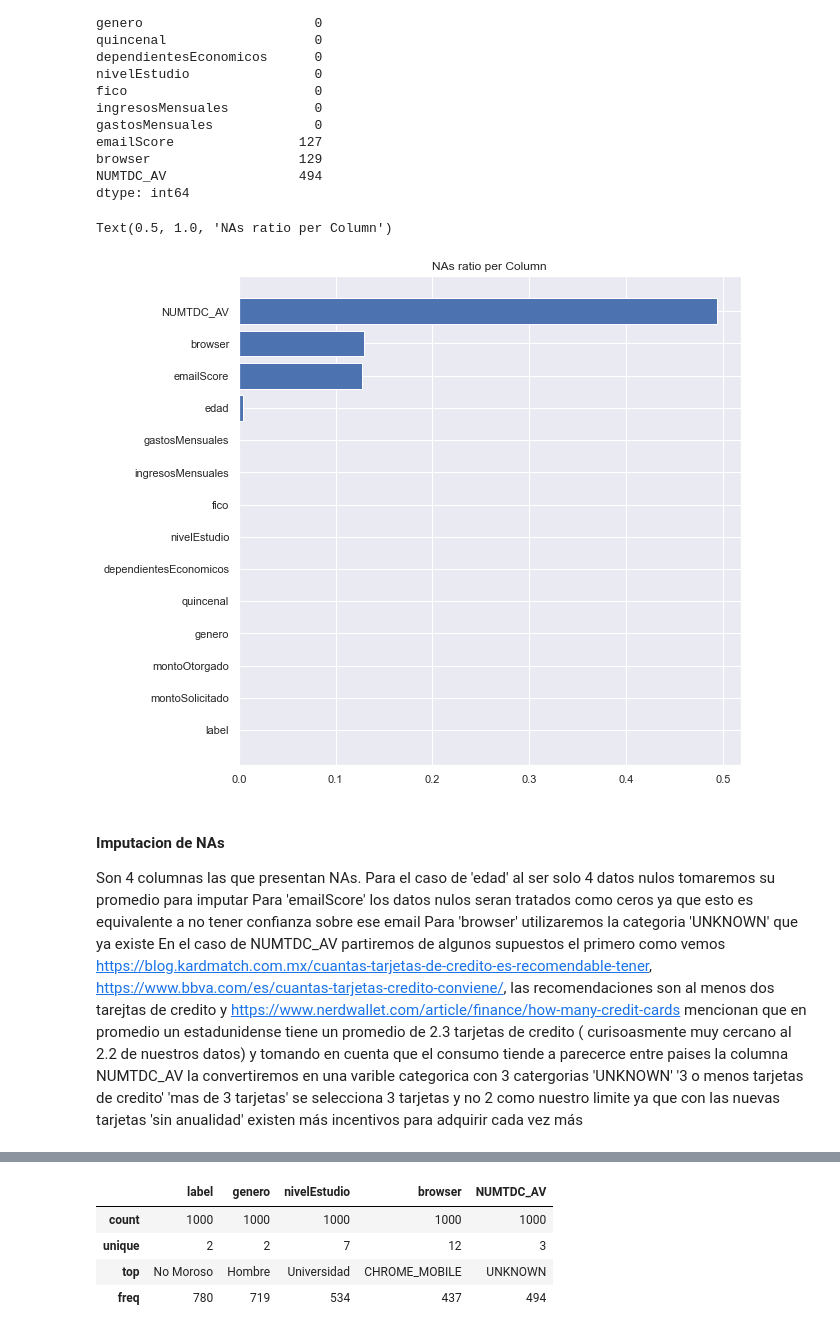
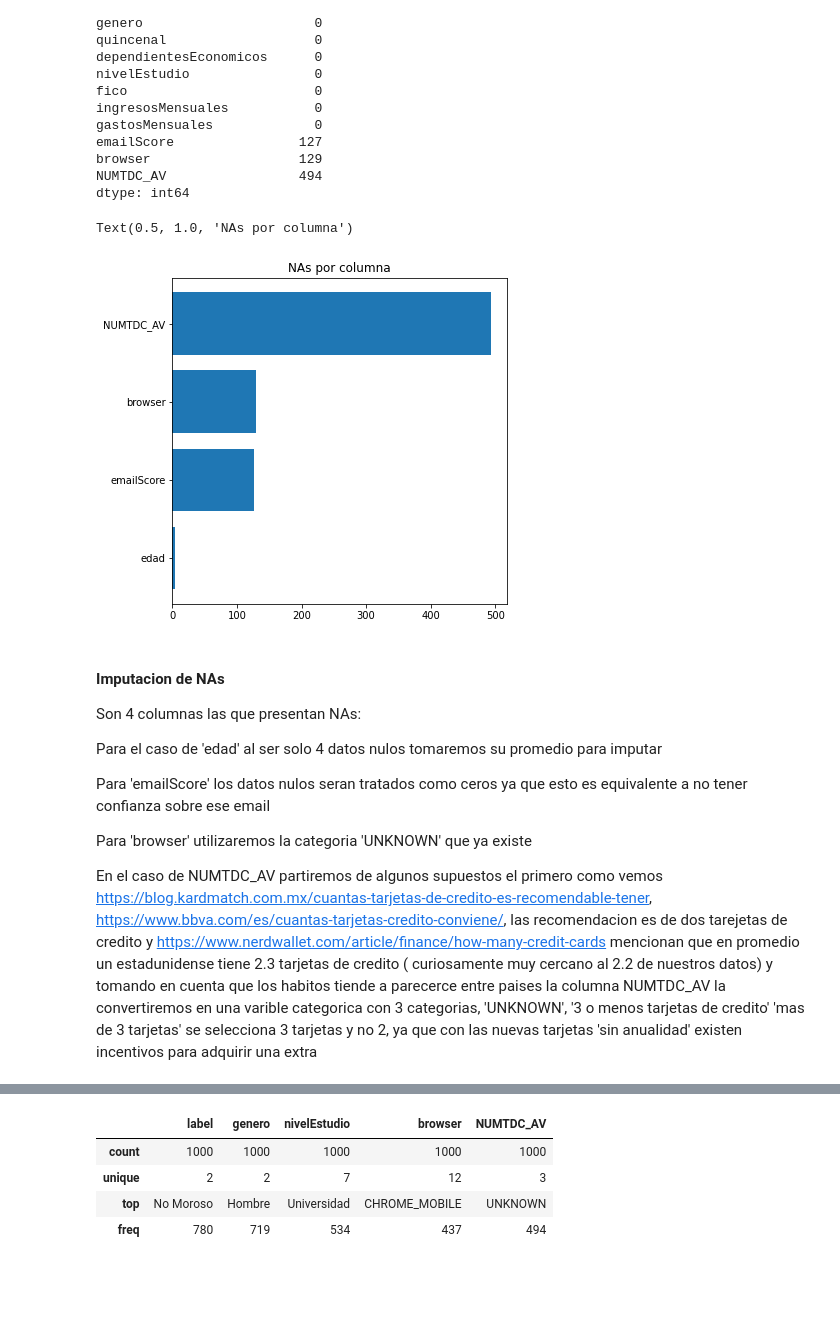
Before and after one commit to alonmar/users_classification_default, a Jupyter notebook: users_classification.ipynb, the cells around one changed output, grey strips where cells are left out. Saved outputs shown, nothing was run; the diff lists cells and outputs as text; code cells hidden in the pictures; blank space fills up the shorter version.

Commit message:
updated plots

```diff
--- a/users_classification.ipynb
+++ b/users_classification.ipynb
@@ -119,14 +135,11 @@ El tipo de columnas es consistentes con lo que contienen
 # %% [markdown]
 ## Limpieza
 # %%
-# no necesitamos la columna ID
+# No necesitamos la columna ID
 data_clean = data_raw.drop(columns=['ID'])
 
-# Para temas de visualizacion y de cohort cambiaremos label
+# Para temas de visualizacion y de cohort cambiaremos modificaremos la clumna 'label'
 data_clean['label'] = data_clean['label'].apply(lambda x: 'Moroso' if x == 1 else 'No Moroso')
-
-# corregimos "Maestr√≠a" a "Maestria"
-data_clean['nivelEstudio'] = data_clean.nivelEstudio.replace("Maestr√≠a", "Maestria")
 # %% [markdown]
 ### Manejo de datos faltantes
 # %%
@@ -151,27 +164,31 @@ dtype: int64
 # %%
 # Create a data frame
 df = pd.DataFrame ({
         'column':  data_clean.isna().sum().index,
-        'NAs': (data_clean.isna().sum()/data_clean.shape[0])
-}).sort_values(by=['NAs'])
+        'NAs': (data_clean.isna().sum())
+}).sort_values(by=['NAs']).query("NAs > 0")
 
 fig, ax = plt.subplots()
-fig.set_size_inches(9,9)
+fig.set_size_inches(6,6)
 ax.barh(y=df.column, width=df.NAs)
 
 # Add title
-ax.set_title('NAs ratio per Column')
+ax.set_title('NAs por columna')
 # %% [output]
-Text(0.5, 1.0, 'NAs ratio per Column')
+Text(0.5, 1.0, 'NAs por columna')
-[figure, old version]
+[figure, new version]
 # %% [markdown]
 #### Imputacion de NAs
 
-Son 4 columnas las que presentan NAs.
+Son 4 columnas las que presentan NAs:
+
 Para el caso de 'edad' al ser solo 4 datos nulos tomaremos su promedio para imputar
+
 Para 'emailScore' los datos nulos seran tratados como ceros ya que esto es equivalente a no tener confianza sobre ese email
+
 Para 'browser' utilizaremos la categoria 'UNKNOWN' que ya existe
-En el caso de NUMTDC_AV partiremos de algunos supuestos el primero como vemos https://blog.kardmatch.com.mx/cuantas-tarjetas-de-credito-es-recomendable-tener, https://www.bbva.com/es/cuantas-tarjetas-credito-conviene/, las recomendaciones son al menos dos tarejtas de credito y https://www.nerdwallet.com/article/finance/how-many-credit-cards mencionan que en promedio un estadunidense tiene un promedio de 2.3  tarjetas de credito ( curisoasmente muy cercano al 2.2 de nuestros datos) y tomando en cuenta que el consumo tiende a parecerce entre paises la columna NUMTDC_AV la convertiremos en una varible categorica con 3 catergorias 'UNKNOWN' '3 o menos tarjetas de credito' 'mas de 3 tarjetas' se selecciona 3 tarjetas y no 2 como nuestro limite ya que con las nuevas tarjetas 'sin anualidad' existen más incentivos para adquirir cada vez más
+
+En el caso de NUMTDC_AV partiremos de algunos supuestos el primero como vemos https://blog.kardmatch.com.mx/cuantas-tarjetas-de-credito-es-recomendable-tener, https://www.bbva.com/es/cuantas-tarjetas-credito-conviene/, las recomendacion es de dos tarejetas de credito y https://www.nerdwallet.com/article/finance/how-many-credit-cards mencionan que en promedio un estadunidense tiene 2.3  tarjetas de credito ( curiosamente muy cercano al 2.2 de nuestros datos) y tomando en cuenta que los habitos tiende a parecerce entre paises la columna NUMTDC_AV la convertiremos en una varible categorica con 3 categorias, 'UNKNOWN', '3 o menos tarjetas de credito' 'mas de 3 tarjetas' se selecciona 3 tarjetas y no 2, ya que con las nuevas tarjetas 'sin anualidad' existen incentivos para adquirir una extra
 # %%
 # Estas imputaciones se pueden realizar dentro del pipline de sklearn sin embargo para tener un mejor control y dado
 # que son pocas las columnas se tratara una a una
```
Also changed, not shown: parts of 86 cells of this notebook.
